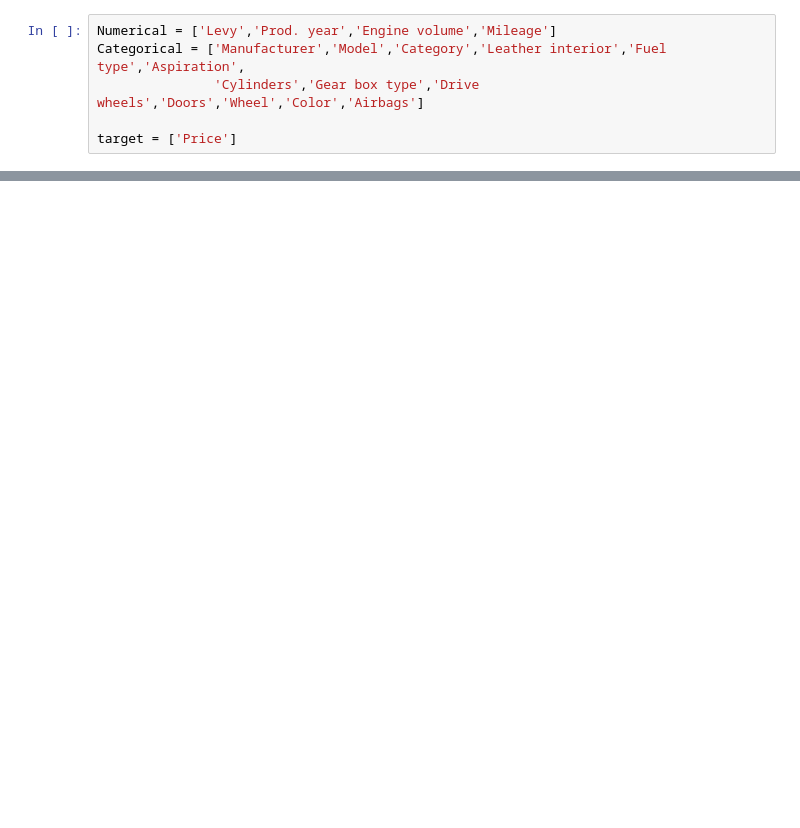
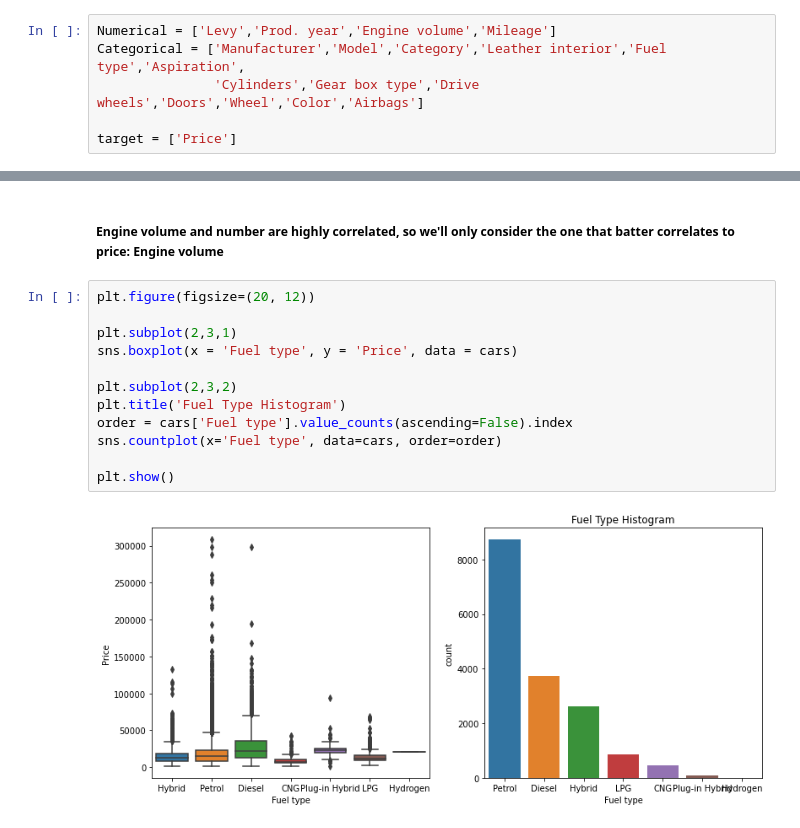
Before and after one commit to sshahidi7/Capstone---Group-3, a Jupyter notebook: Untitled.ipynb, the cells around one changed output, grey strips where cells are left out. Saved outputs shown, nothing was run; the diff lists cells and outputs as text; blank space fills up the shorter version.

```diff
--- a/Untitled.ipynb
+++ b/Untitled.ipynb
@@ -717,0 +695,16 @@ from sklearn.model_selection import train_test_split
+# %% [markdown]
+##### Engine volume and number are highly correlated, so we'll only consider the one that batter correlates to price: Engine volume
+# %%
+plt.figure(figsize=(20, 12))
+
+plt.subplot(2,3,1)
+sns.boxplot(x = 'Fuel type', y = 'Price', data = cars)
+
+plt.subplot(2,3,2)
+plt.title('Fuel Type Histogram')
+order = cars['Fuel type'].value_counts(ascending=False).index
+sns.countplot(x='Fuel type', data=cars, order=order)
+
+plt.show()
+# %% [output]
+[figure, added]
```
Also changed, not shown: parts of 19 cells of this notebook.
